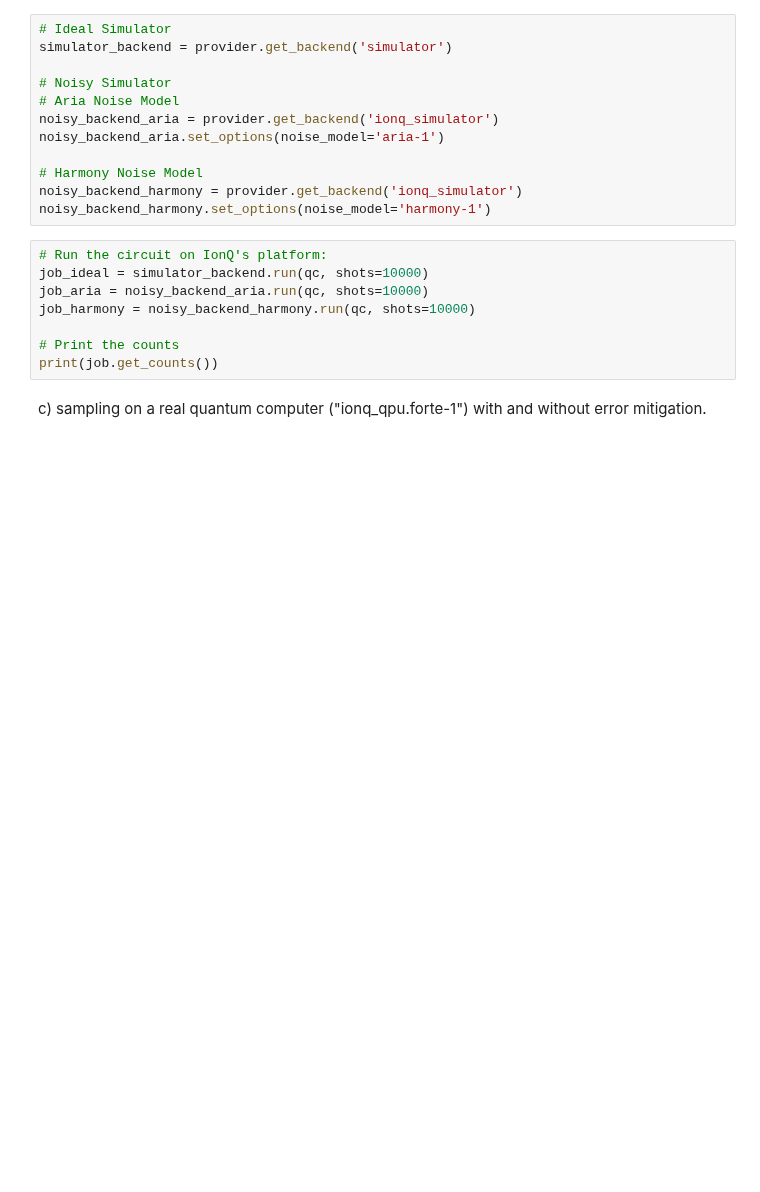
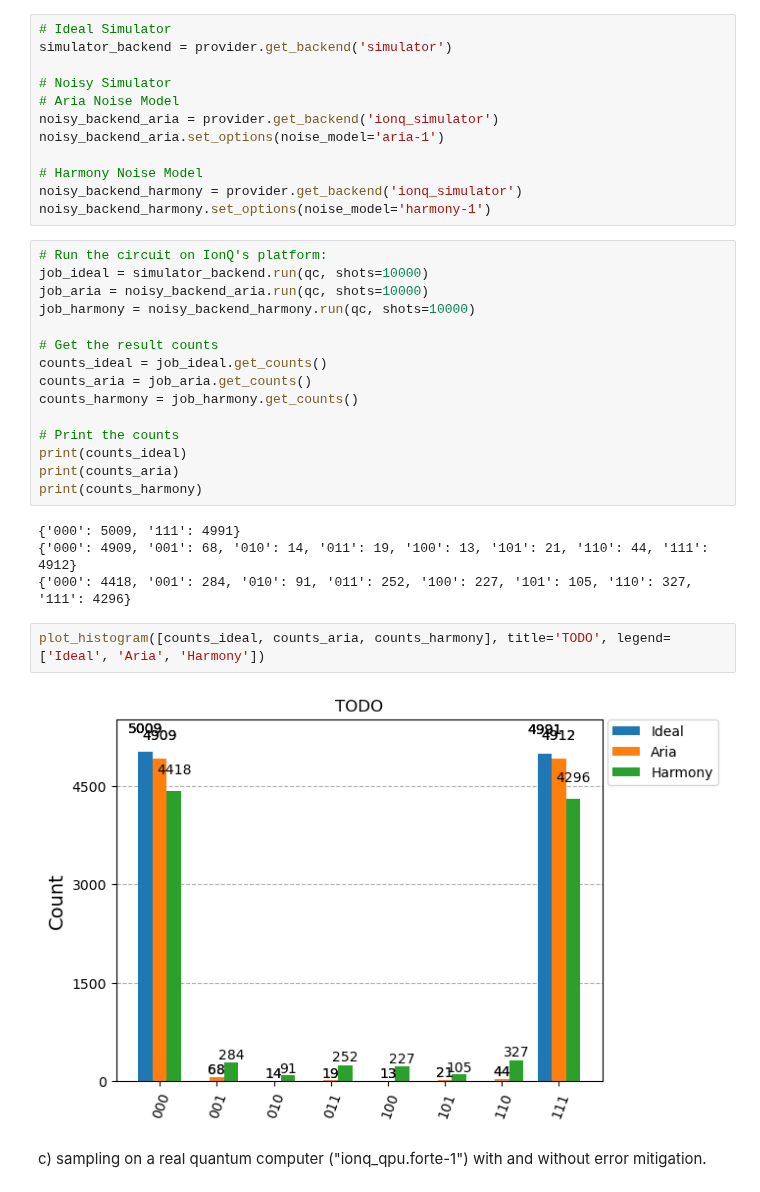
Before and after one commit to elijahkin/amsc698k, a Jupyter notebook: hw3/hw3.ipynb, the cells around one changed output. Drawn from its saved outputs; the diff is of its cells as text; blank space fills up the shorter version.

```diff
--- a/hw3/hw3.ipynb
+++ b/hw3/hw3.ipynb
@@ -89,8 +89,23 @@ job_ideal = simulator_backend.run(qc, shots=10000)
 job_aria = noisy_backend_aria.run(qc, shots=10000)
 job_harmony = noisy_backend_harmony.run(qc, shots=10000)
 
+# Get the result counts
+counts_ideal = job_ideal.get_counts()
+counts_aria = job_aria.get_counts()
+counts_harmony = job_harmony.get_counts()
+
 # Print the counts
-print(job.get_counts())
+print(counts_ideal)
+print(counts_aria)
+print(counts_harmony)
+# %% [output]
+{'000': 5009, '111': 4991}
+{'000': 4909, '001': 68, '010': 14, '011': 19, '100': 13, '101': 21, '110': 44, '111': 4912}
+{'000': 4418, '001': 284, '010': 91, '011': 252, '100': 227, '101': 105, '110': 327, '111': 4296}
+# %%
+plot_histogram([counts_ideal, counts_aria, counts_harmony], title='TODO', legend=['Ideal', 'Aria', 'Harmony'])
+# %% [output]
+[figure, added]
 # %% [markdown]
 c) sampling on a real quantum computer ("ionq_qpu.forte-1") with and without error mitigation.
 # %%
```
